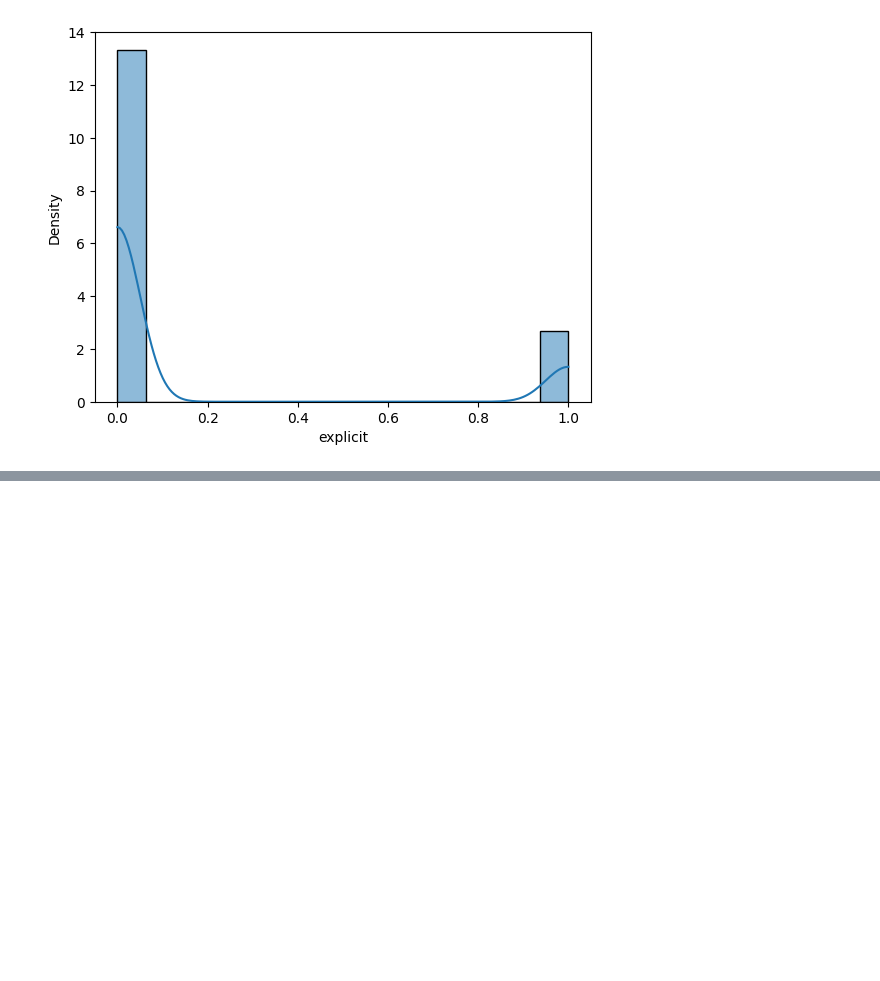
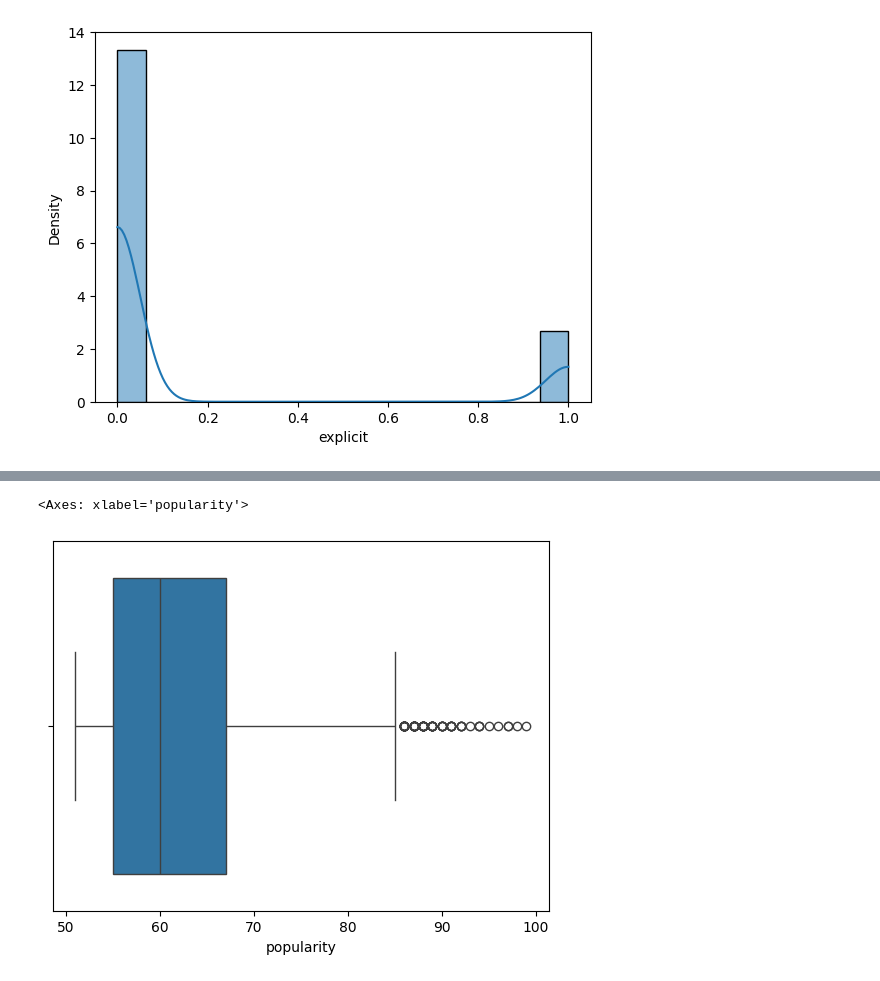
Before and after one commit to michal1010/song-recommendation-system, a Jupyter notebook: ium_notebook.ipynb, the cells around one changed output, grey strips where cells are left out. Saved outputs shown, nothing was run; the diff lists cells and outputs as text; code cells hidden in the pictures; blank space fills up the shorter version.

```diff
--- a/ium_notebook.ipynb
+++ b/ium_notebook.ipynb
@@ -38,0 +69,5 @@ for column in tracks_data.columns:
+# %%
+sns.boxplot(x=tracks_data['popularity'])
+# %% [output]
+<Axes: xlabel='popularity'>
+[figure, added]
```
Also changed, not shown: parts of 67 cells of this notebook, 13 other files.
